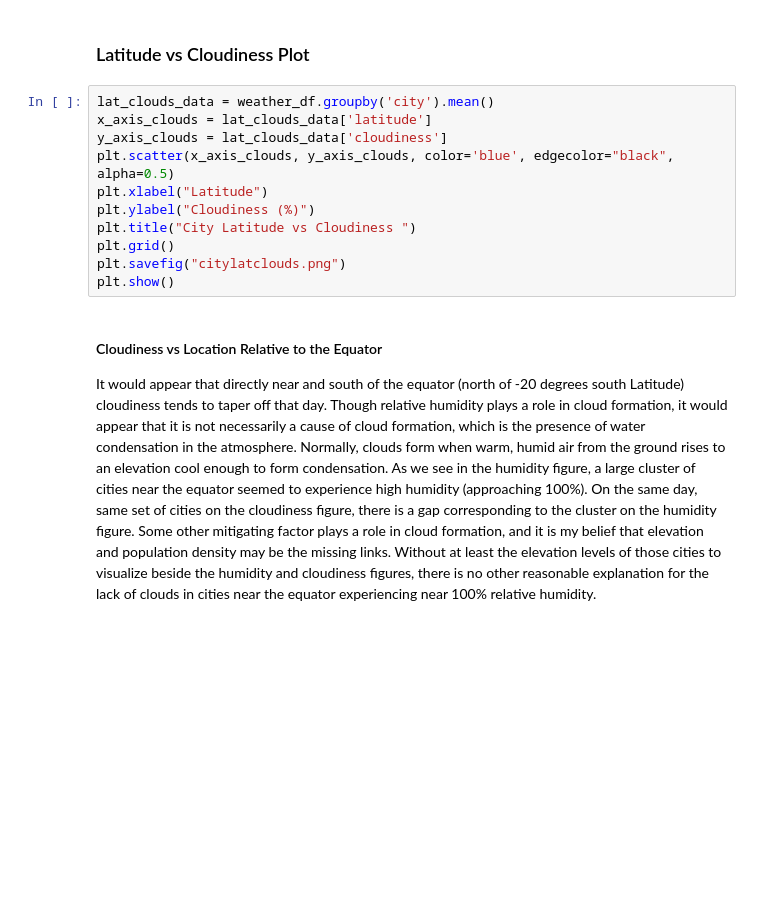
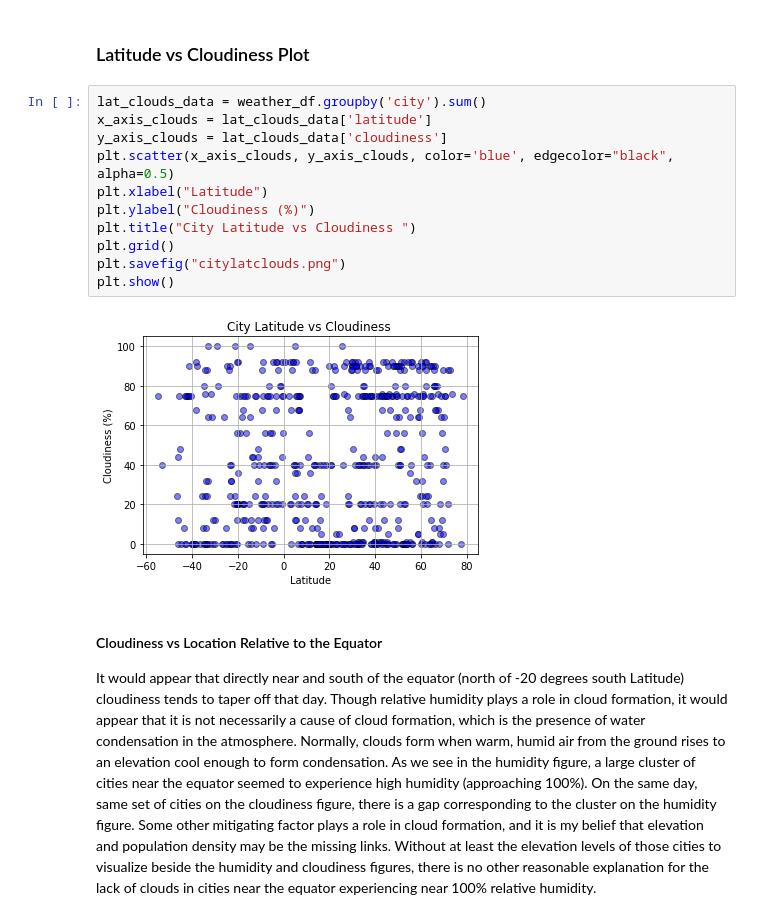
Before and after one commit to AshleyMcGee/api_homework, a Jupyter notebook: weatherpy_homework.ipynb, the cells around one changed output. Drawn from its saved outputs; the diff is of its cells as text; blank space fills up the shorter version.

```diff
--- a/weatherpy_homework.ipynb
+++ b/weatherpy_homework.ipynb
@@ -168,16 +210,18 @@ plt.show()
 # %% [markdown]
 <h3>Latitude vs Cloudiness Plot</h3>
 # %%
-lat_clouds_data = weather_df.groupby('city').mean()
+lat_clouds_data = weather_df.groupby('city').sum()
 x_axis_clouds = lat_clouds_data['latitude']
 y_axis_clouds = lat_clouds_data['cloudiness']
 plt.scatter(x_axis_clouds, y_axis_clouds, color='blue', edgecolor="black", alpha=0.5)
 plt.xlabel("Latitude")
 plt.ylabel("Cloudiness (%)")
 plt.title("City Latitude vs Cloudiness ")
 plt.grid()
 plt.savefig("citylatclouds.png")
 plt.show()
+# %% [output]
+[figure, added]
 # %% [markdown]
 <h4>Cloudiness vs Location Relative to the Equator</h4>
 <p>It would appear that directly near and south of the equator (north of -20 degrees south Latitude) cloudiness tends to taper off that day. Though relative humidity plays a role in cloud formation, it would appear that it is not necessarily a cause of cloud formation, which is the presence of water condensation in the atmosphere. Normally, clouds form when warm, humid air from the ground rises to an elevation cool enough to form condensation. As we see in the humidity figure, a large cluster of cities near the equator seemed to experience high humidity (approaching 100%). On the same day, same set of cities on the cloudiness figure, there is a gap corresponding to the cluster on the humidity figure. Some other mitigating factor plays a role in cloud formation, and it is my belief that elevation and population density may be the missing links. Without at least the elevation levels of those cities to visualize beside the humidity and cloudiness figures, there is no other reasonable explanation for the lack of clouds in cities near the equator experiencing near 100% relative humidity.</p>
```
Also changed, not shown: parts of 8 cells of this notebook.
